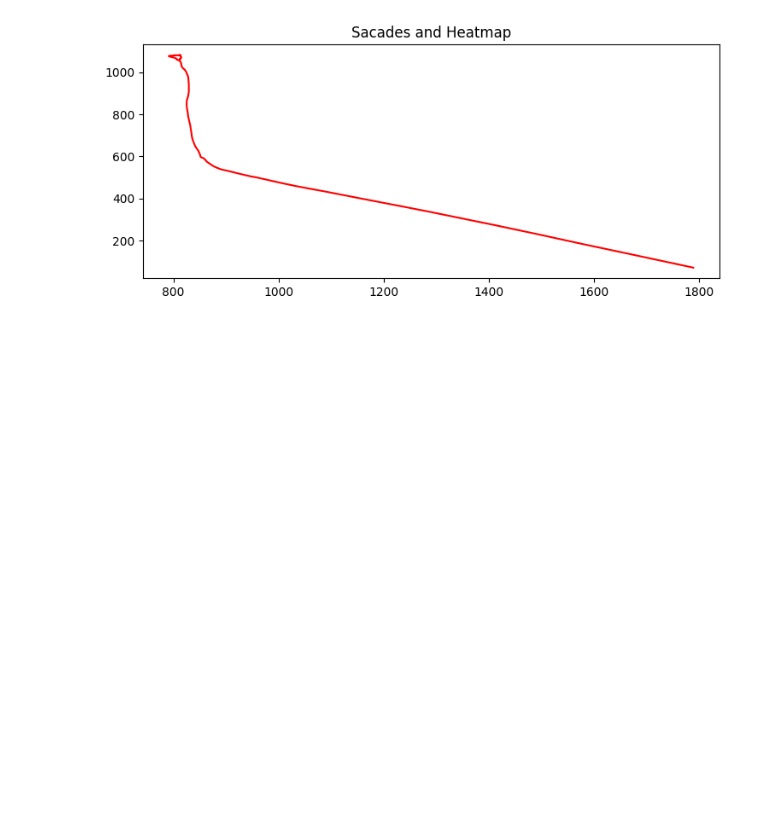
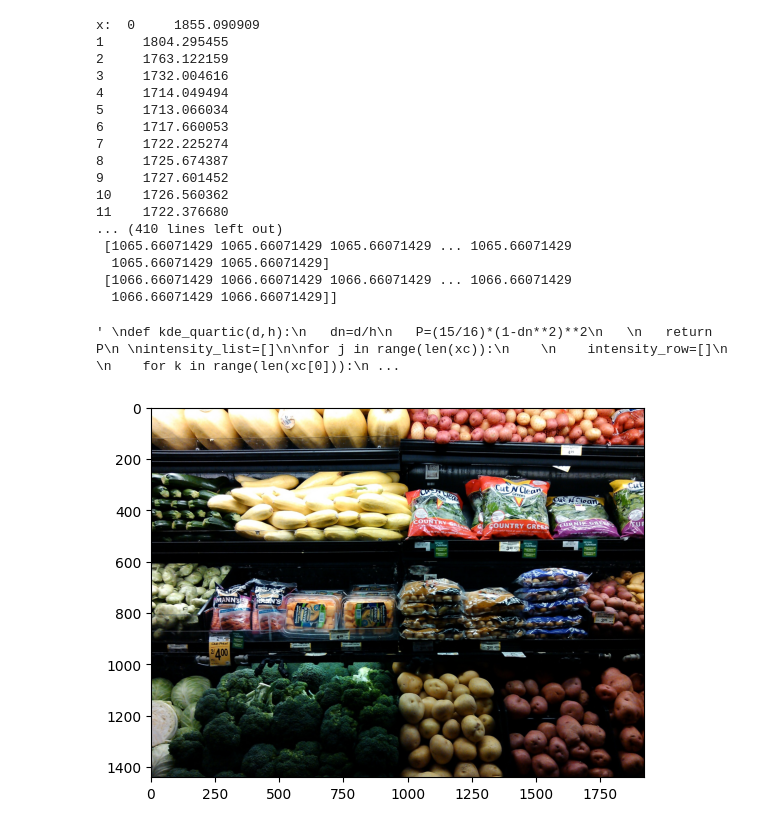
Before and after one commit to brain-facens/EyeHeadTrack, a Jupyter notebook: vision/scripts/gaze_plot.ipynb, the cells around one changed output. Drawn from its saved outputs; the diff is of its cells as text; code cells hidden in the pictures; blank space fills up the shorter version.

Commit message:
Data visualization"

```diff
--- a/vision/scripts/gaze_plot.ipynb
+++ b/vision/scripts/gaze_plot.ipynb
@@ -65,6 +64,37 @@ x_mesh,y_mesh  = np.meshgrid(x_grid,y_grid)
 
 xc             = x_mesh+(grid_size/2)
 yc             = y_mesh+(grid_size/2)
+
+print('x: ', x)
+print('------------')
+print('y: ', y)
+print('------------')
+print('datetime: ', datetime)
+print('------------')
+print('grid_size: ', grid_size)
+print('------------')
+print('h: ', h)
+print('------------')
+print('x_min: ', x_min)
+print('------------')
+print('x_max: ', x_max)
+print('------------')
+print('y_min: ', y_min)
+print('------------')
+print('y_max: ', y_max)
+print('------------')
+print('x_grid: ', x_grid)
+print('------------')
+print('y_grid: ', y_grid)
+print('------------')
+print('x_mesh: ', x_mesh)
+print('------------')
+print('y_mesh: ', y_mesh)
+print('------------')
+print('xc: ', xc)
+print('------------')
+print('yc: ', yc)
+
 """
 def kde_quartic(d,h):
    dn=d/h
@@ -80,6 +110,7 @@ for j in range(len(xc)):
 
     for k in range(len(xc[0])):
         kde_value_list=[]
+
         for i in range(len(x)):
             #CALCULATE DISTANCE
             d=math.sqrt((xc[j][k]-x[i])**2+(yc[j][k]-y[i])**2)
@@ -88,7 +119,8 @@ for j in range(len(xc)):
             else:
                 p=0
             kde_value_list.append(p)
-            print('D -> ', d)
+            #print('D -> ', d)
+
         print('kde_value_list -> ', kde_value_list)
 
         #SUM ALL INTENSITY VALUE
@@ -97,12 +129,38 @@ for j in range(len(xc)):
 
     intensity_list.append(intensity_row)
 
-intensity = np.array(intensity_list) """
+intensity = np.array(intensity_list)
 
 plt.title("Sacades and Heatmap")
-#plt.pcolormesh(x_mesh,y_mesh,intensity)
+plt.pcolormesh(x_mesh,y_mesh,intensity)
 plt.plot(x,y,'r', linestyle = '-')
-#plt.colorbar()
+plt.colorbar()
 plt.show()
+  """
 # %% [output]
-[figure, removed]
+x:  0     1855.090909
+1     1804.295455
+2     1763.122159
+3     1732.004616
+4     1714.049494
+5     1713.066034
+6     1717.660053
+7     1722.225274
+8     1725.674387
+9     1727.601452
+10    1726.560362
+11    1722.376680
+... (410 lines left out)
+ [1065.66071429 1065.66071429 1065.66071429 ... 1065.66071429
+  1065.66071429 1065.66071429]
+ [1066.66071429 1066.66071429 1066.66071429 ... 1066.66071429
+  1066.66071429 1066.66071429]]
+' \ndef kde_quartic(d,h):\n   dn=d/h\n   P=(15/16)*(1-dn**2)**2\n   \n   return P\n \nintensity_list=[]\n\nfor j in range(len(xc)):\n    \n    intensity_row=[]\n    \n    for k in range(len(xc[0])):\n ...
+# %%
+img = cv2.imread('/home/nata-brain/camera_ws/src/EyeHeadTrack/vision/test_images/grocery-412912_1920.jpg')
+img = cv2.cvtColor(img, cv2.COLOR_BGR2RGB)
+
+plt.imshow(img)
+plt.show()
+# %% [output]
+[figure, added]
```
Also changed, not shown: parts of 5 cells of this notebook.
